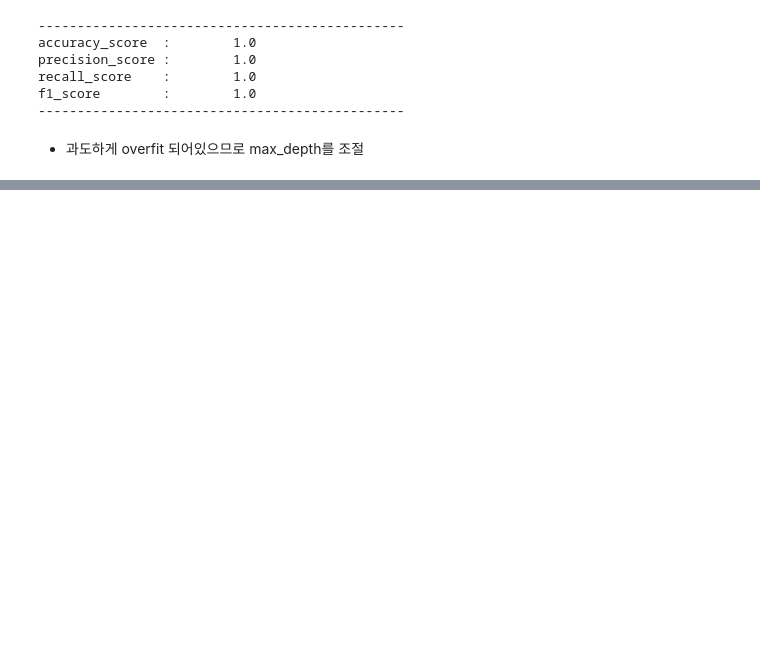
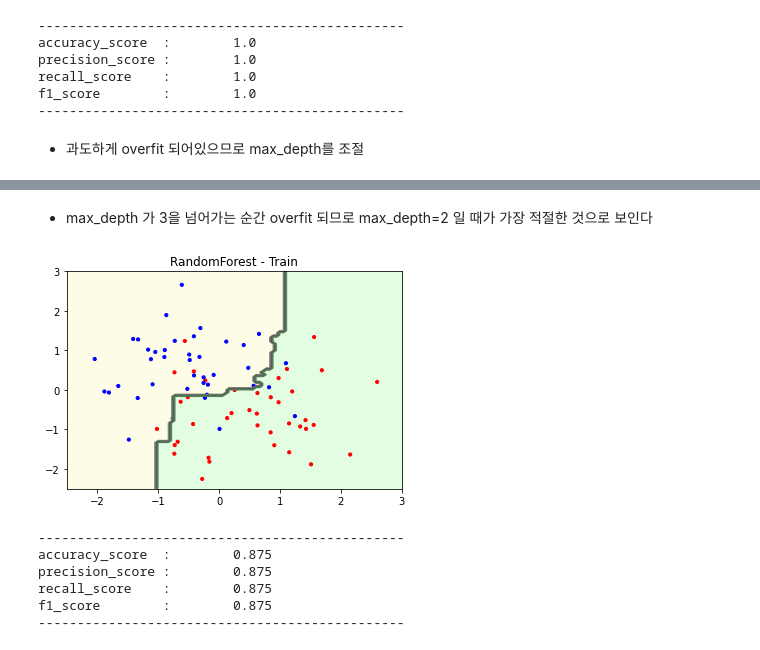
Before and after one commit to Jihwan98/2021-1, a Jupyter notebook: 기말_레포트.ipynb, the cells around one changed output, grey strips where cells are left out. Drawn from its saved outputs; the diff is of its cells as text; code cells hidden in the pictures; blank space fills up the shorter version.

```diff
--- a/기말_레포트.ipynb
+++ b/기말_레포트.ipynb
@@ -439,3 +478,28 @@ f1_score        :        0.8717948717948718
+# %% [markdown]
+- max_depth 가 3을 넘어가는 순간 overfit 되므로 max_depth=2 일 때가 가장 적절한 것으로 보인다
+# %%
+from sklearn.ensemble import RandomForestClassifier
+rf_clf = RandomForestClassifier(max_depth=2, random_state=42)
+rf_clf.fit(X_train, y_train)
+
+plot_decision_boundary(rf_clf,X_train, y_train, [-2.5, 3, -2.5, 3])
+plt.scatter(
+    X_train[:,0],
+    X_train[:,1],
+    s = 10,
+    color=colors[y_train.astype(int)])
+plt.title("RandomForest - Train")
+plt.show()
+
+score(rf_clf, X_train, y_train)
+# %% [output]
+[figure, added]
+-----------------------------------------------
+accuracy_score  :        0.875
+precision_score :        0.875
+recall_score    :        0.875
+f1_score        :        0.875
+-----------------------------------------------
 # %%
 plot_decision_boundary(rf_clf,X_test, y_test, [-2.5, 3, -2.5, 3])
 plt.scatter(
```
Also changed, not shown: parts of 13 cells of this notebook.
